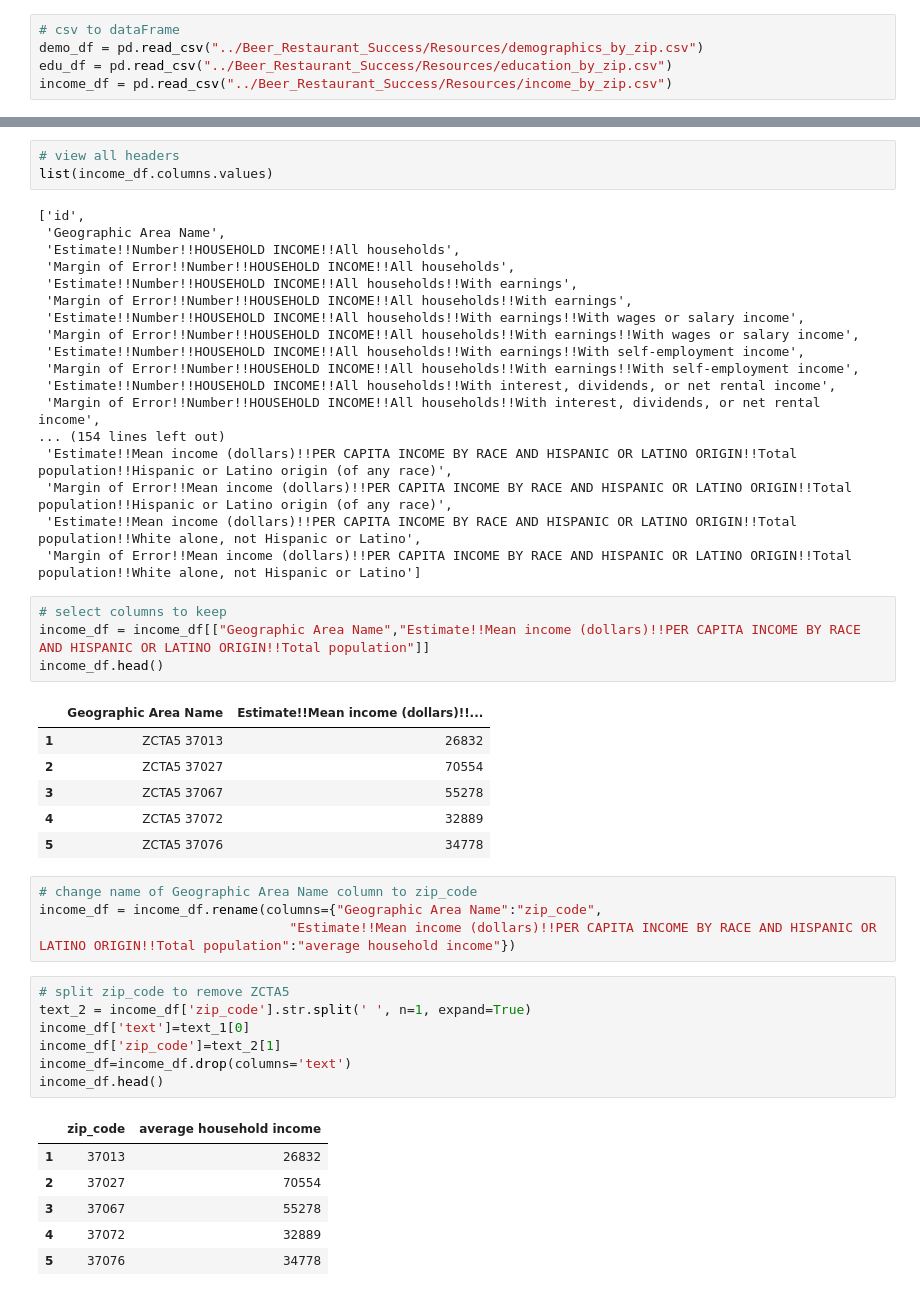
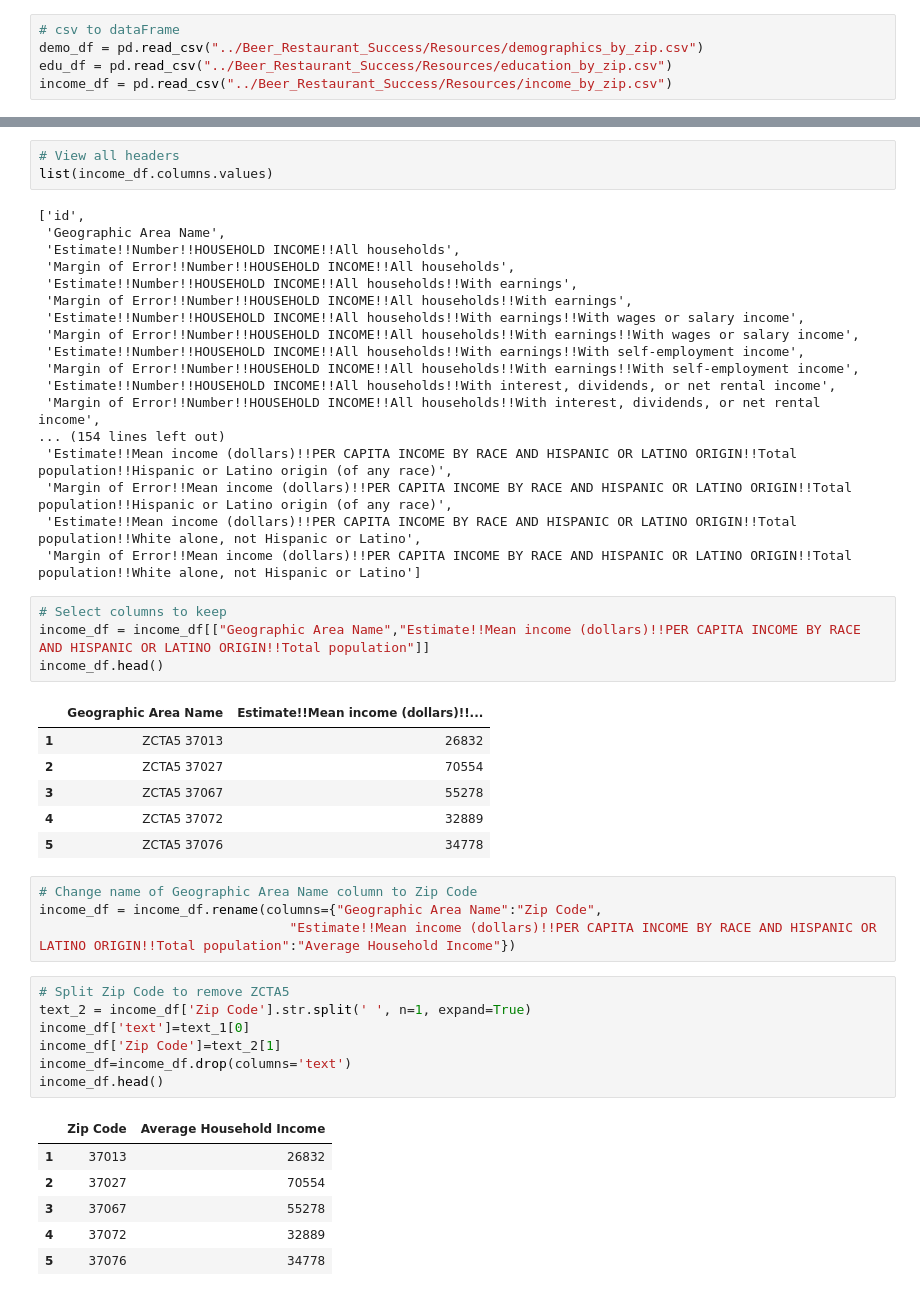
Before and after one commit to HannaKim4673/Beer_Restaurant_Success, a Jupyter notebook: Demographics_dataRW.ipynb, the cells around one changed output, grey strips where cells are left out. Cells and saved outputs as stored; diff of their text form.

```diff
--- a/Demographics_dataRW.ipynb
+++ b/Demographics_dataRW.ipynb
@@ -262,7 +262,7 @@ income_df.head()
 | 5 | 8600000US37076 | ZCTA5 37076 | 17389 | 393 | 14751 | ... |
 5 rows × 170 columns
 # %%
-# view all headers
+# View all headers
 list(income_df.columns.values)
 # %% [output]
 ['id',
@@ -283,7 +283,7 @@ list(income_df.columns.values)
  'Estimate!!Mean income (dollars)!!PER CAPITA INCOME BY RACE AND HISPANIC OR LATINO ORIGIN!!Total population!!White alone, not Hispanic or Latino',
  'Margin of Error!!Mean income (dollars)!!PER CAPITA INCOME BY RACE AND HISPANIC OR LATINO ORIGIN!!Total population!!White alone, not Hispanic or Latino']
 # %%
-# select columns to keep
+# Select columns to keep
 income_df = income_df[["Geographic Area Name","Estimate!!Mean income (dollars)!!PER CAPITA INCOME BY RACE AND HISPANIC OR LATINO ORIGIN!!Total population"]]
 income_df.head()
 # %% [output]
@@ -294,18 +294,18 @@ income_df.head()
 | 4 | ZCTA5 37072 | 32889 |
 | 5 | ZCTA5 37076 | 34778 |
 # %%
-# change name of Geographic Area Name column to zip_code
-income_df = income_df.rename(columns={"Geographic Area Name":"zip_code",
-                                "Estimate!!Mean income (dollars)!!PER CAPITA INCOME BY RACE AND HISPANIC OR LATINO ORIGIN!!Total population":"average household income"})
+# Change name of Geographic Area Name column to Zip Code
+income_df = income_df.rename(columns={"Geographic Area Name":"Zip Code",
+                                "Estimate!!Mean income (dollars)!!PER CAPITA INCOME BY RACE AND HISPANIC OR LATINO ORIGIN!!Total population":"Average Household Income"})
 # %%
-# split zip_code to remove ZCTA5
-text_2 = income_df['zip_code'].str.split(' ', n=1, expand=True)
+# Split Zip Code to remove ZCTA5
+text_2 = income_df['Zip Code'].str.split(' ', n=1, expand=True)
 income_df['text']=text_1[0]
-income_df['zip_code']=text_2[1]
+income_df['Zip Code']=text_2[1]
 income_df=income_df.drop(columns='text')
 income_df.head()
 # %% [output]
-|  | zip_code | average household income |
+|  | Zip Code | Average Household Income |
 | 1 | 37013 | 26832 |
 | 2 | 37027 | 70554 |
 | 3 | 37067 | 55278 |
```
Also changed, not shown: parts of 30 cells of this notebook, 4 other files.
